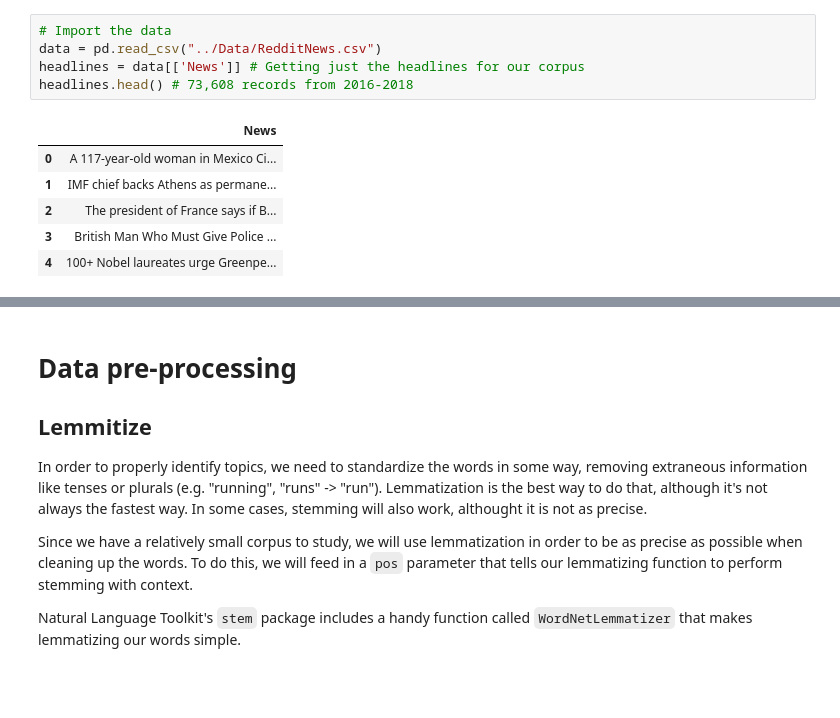
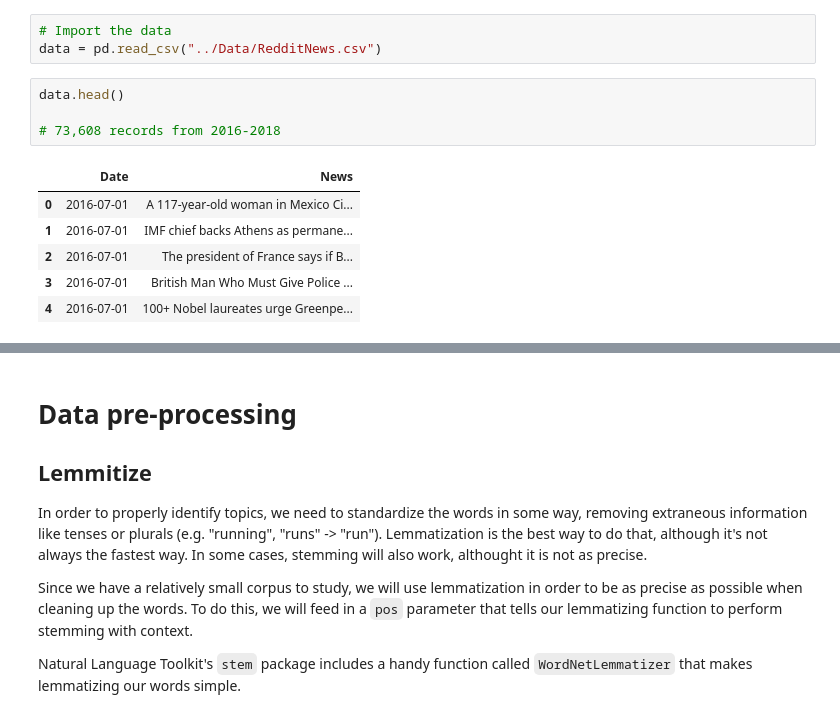
Before and after one commit to micahvandersteen/project-3-team-ifrit, a Jupyter notebook: Notebooks/LDA.ipynb, the cells around one changed output, grey strips where cells are left out. Drawn from its saved outputs; the diff is of its cells as text; blank space fills up the shorter version.

```diff
--- a/Notebooks/LDA.ipynb
+++ b/Notebooks/LDA.ipynb
@@ -44,12 +46,14 @@ import matplotlib.pyplot as plt
 # %%
 # Import the data
 data = pd.read_csv("../Data/RedditNews.csv")
-headlines = data[['News']] # Getting just the headlines for our corpus
-headlines.head() # 73,608 records from 2016-2018
-# %% [output]
-|  | News |
-| 0 | A 117-year-old woman in Mexico Ci... |
-| 1 | IMF chief backs Athens as permane... |
-| 2 | The president of France says if B... |
-| 3 | British Man Who Must Give Police ... |
-| 4 | 100+ Nobel laureates urge Greenpe... |
+# %%
+data.head()
+
+# 73,608 records from 2016-2018
+# %% [output]
+|  | Date | News |
+| 0 | 2016-07-01 | A 117-year-old woman in Mexico Ci... |
+| 1 | 2016-07-01 | IMF chief backs Athens as permane... |
+| 2 | 2016-07-01 | The president of France says if B... |
+| 3 | 2016-07-01 | British Man Who Must Give Police ... |
+| 4 | 2016-07-01 | 100+ Nobel laureates urge Greenpe... |
```
Also changed, not shown: parts of 13 cells of this notebook, 3 other files.
